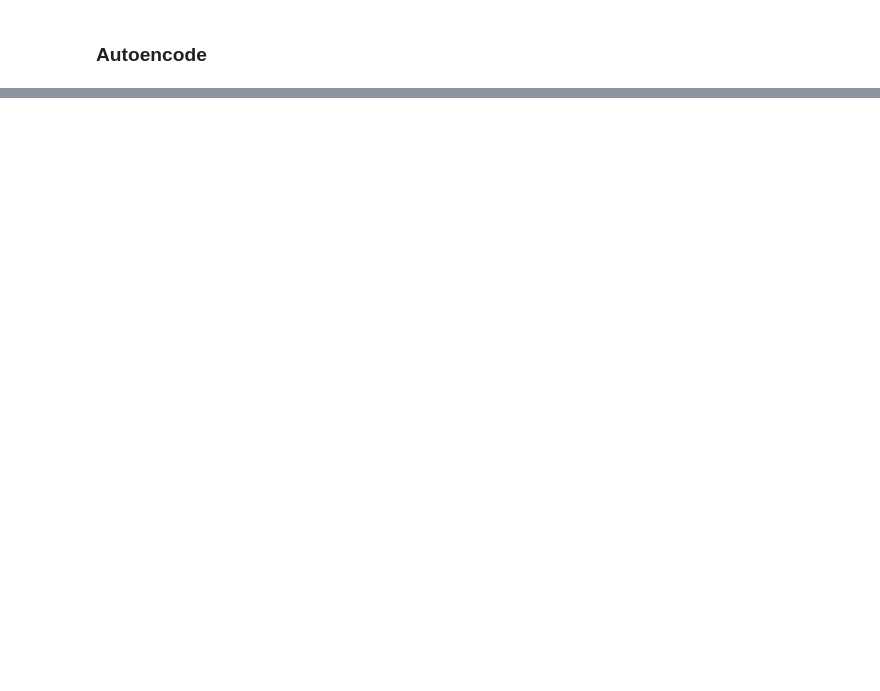
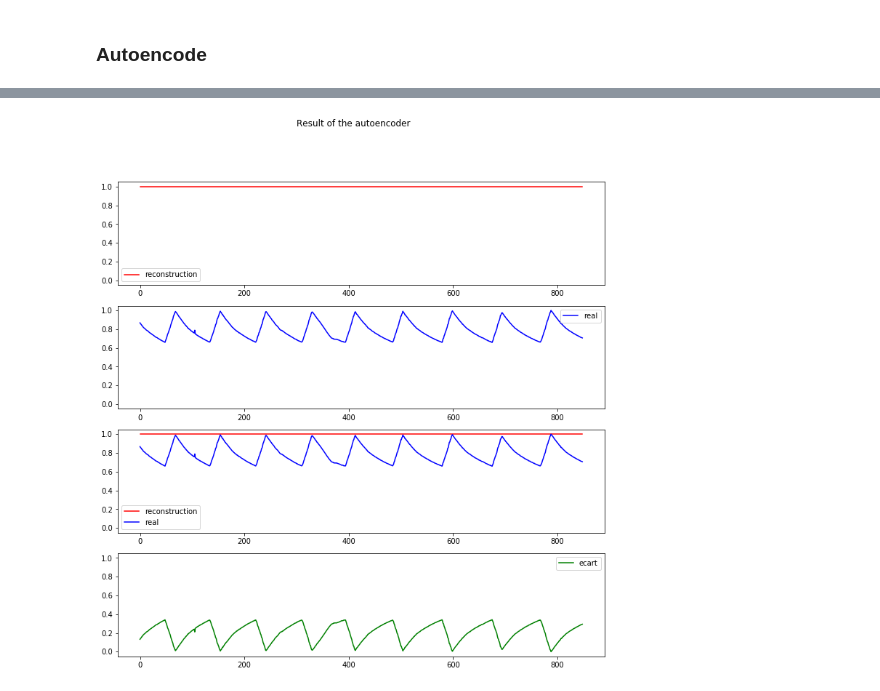
Before and after one commit to parinyad123/Telemetry_Project, a Jupyter notebook: New/UntitledFolder/TTH15A_data_science.ipynb, the cells around one changed output, grey strips where cells are left out. Cells and saved outputs as stored; diff of their text form; code cells hidden in the pictures; blank space fills up the shorter version.

```diff
--- a/New/UntitledFolder/TTH15A_data_science.ipynb
+++ b/New/UntitledFolder/TTH15A_data_science.ipynb
@@ -235,0 +338,6 @@ class autoencode(nn.Module):
+# %%
+net = net.eval()
+
+if use_cuda:
+    lgr.info('Using the GPU')
+    net.cuda()
@@ -235,0 +348,25 @@ class autoencode(nn.Module):
+# %%
+def reconstruction_viz2(train_x, autoencoder, lookback, index=0):
+    var_data = Variable(train_x)
+    pred_test = net(var_data)
+    pred_test = pred_test.view(-1, lookback).data.cpu().numpy()
+    data = train_x.view(-1, lookback).data.cpu().numpy()
+    ecart = np.abs(np.subtract(data[:,1], pred_test[:,1]))
+
+    fig, ax = plt.subplots(nrows=4, sharey=True, figsize=(12,12))
+    ax[0].plot(pred_test[:,1], 'r', label='reconstruction')
+    ax[0].legend(loc='best')
+    ax[1].plot(data[:,1], 'b', label='real')
+    ax[1].legend(loc='best')
+    ax[2].plot(pred_test[:,1], 'r', label='reconstruction')
+    ax[2].plot(data[:,1], 'b', label='real')
+    ax[2].legend(loc='best')
+    ax[3].plot(ecart, 'g', label='ecart')
+    ax[3].legend(loc='best')
+    plt.legend()
+    plt.suptitle('Result of the autoencoder')
+    plt.show()
+
+reconstruction_viz2(train_x, net, look_back, index=0)
+# %% [output]
+[figure, added]
```
Also changed, not shown: parts of 16 cells of this notebook, 1 other file.
